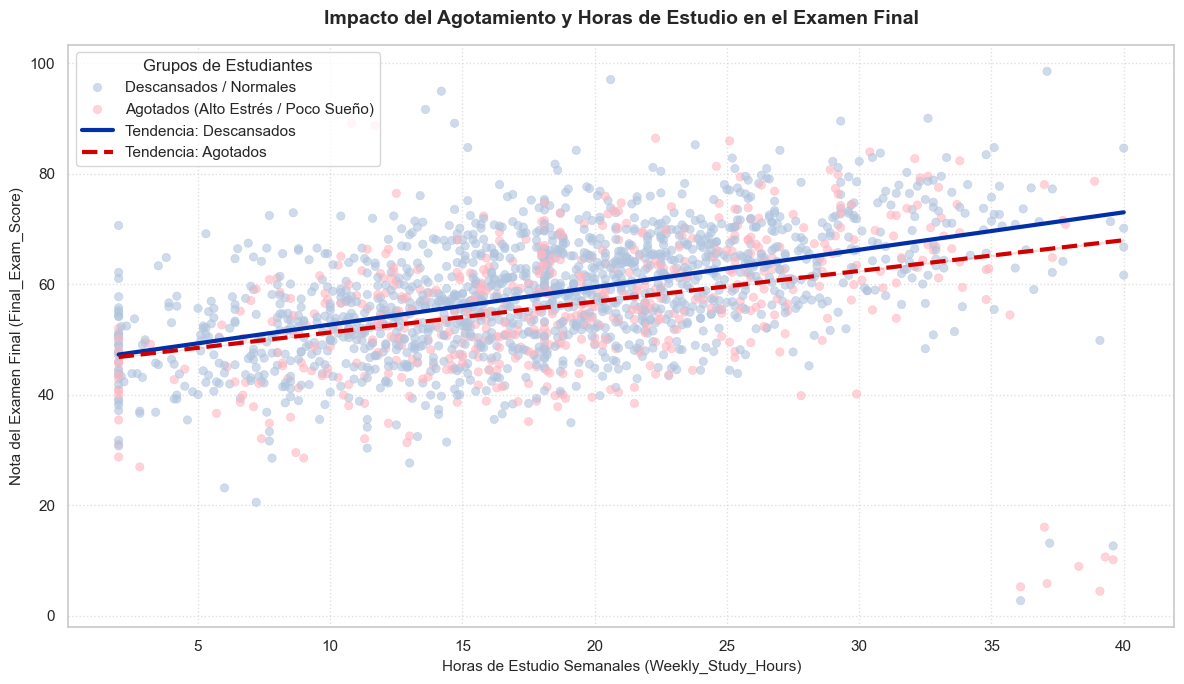
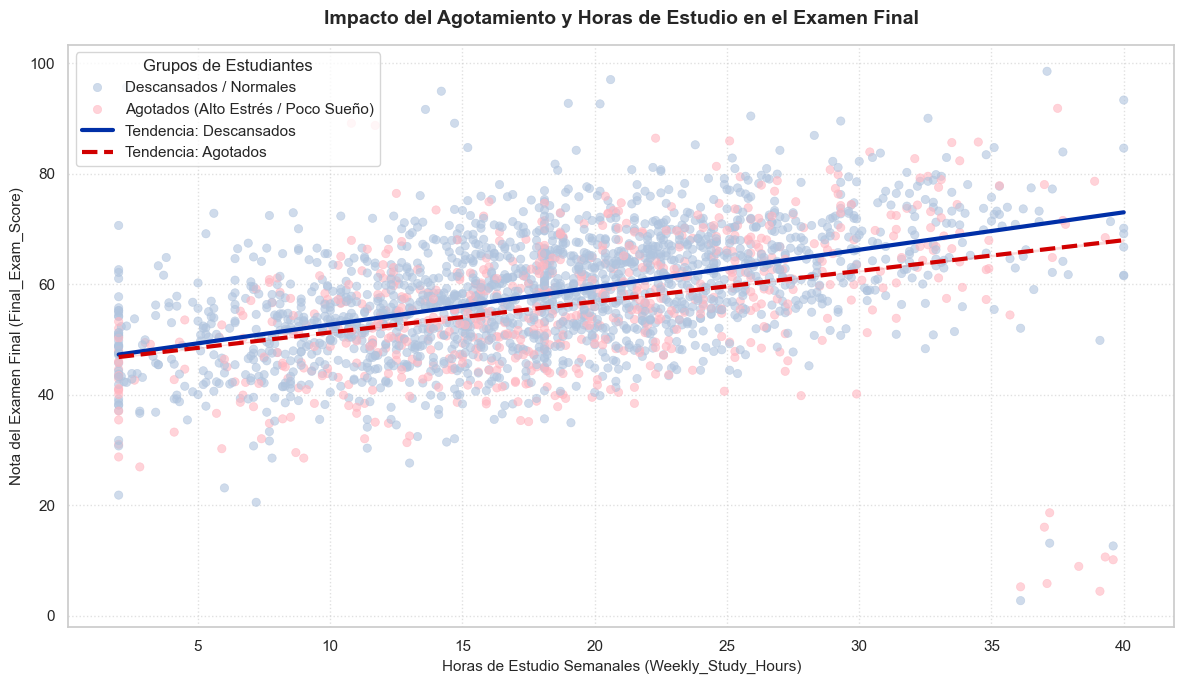
Code edit (unified diff) that turned the first committed figure into the second:
--- before
+++ after
@@ -21,6 +21,5 @@
 
 # Tomar la muestra aleatoria para el gráfico
-# Guardamos una muestra de 2000 filas para que los puntos no tapen las líneas
-df_muestra = df.sample(n=2000, random_state=42)
+df_muestra = df.sample(n=2500, random_state=42)
 
 # Construcción del gráfico
@@ -29,5 +28,4 @@
 
 # 1. Dibujamos los puntos (Scatter Plot) usando la muestra de 2000 datos
-# Usamos un alpha bajo (0.2) para que los puntos sean semi-transparentes y queden de fondo
 sns.scatterplot(
     data=df_muestra, 
@@ -66,5 +64,5 @@
 plt.xlabel('Horas de Estudio Semanales (Weekly_Study_Hours)', fontsize=11)
 plt.ylabel('Nota del Examen Final (Final_Exam_Score)', fontsize=11)
-plt.grid(True, linestyle=':', alpha=0.6) # Una grilla sutil de fondo
+plt.grid(True, linestyle=':', alpha=0.6)
 plt.legend(title='Grupos de Estudiantes', loc='upper left')
 

Commit: Hito 3 - Respuesta a 1ra Pregunta + Modificación de la muestra tomada para el gráfico